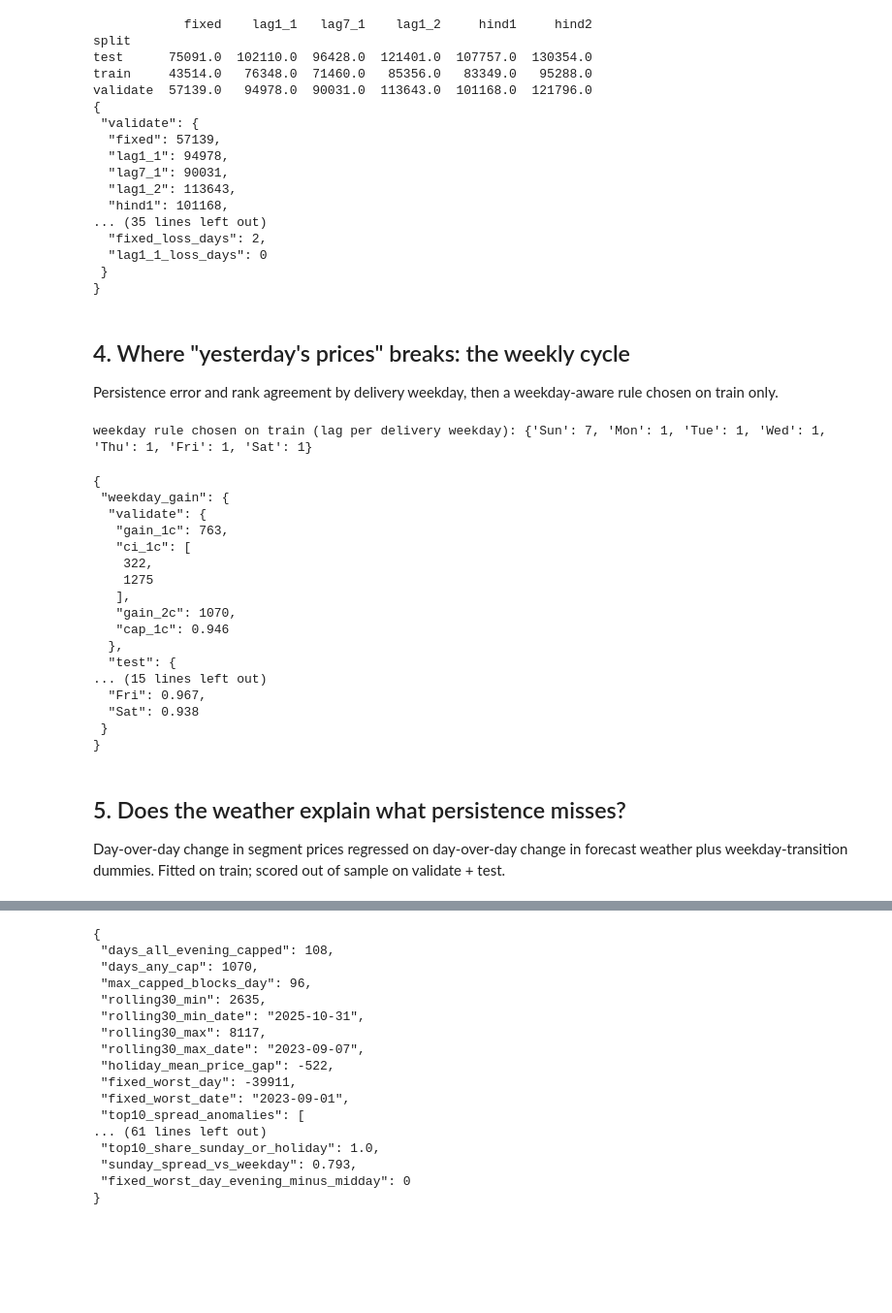
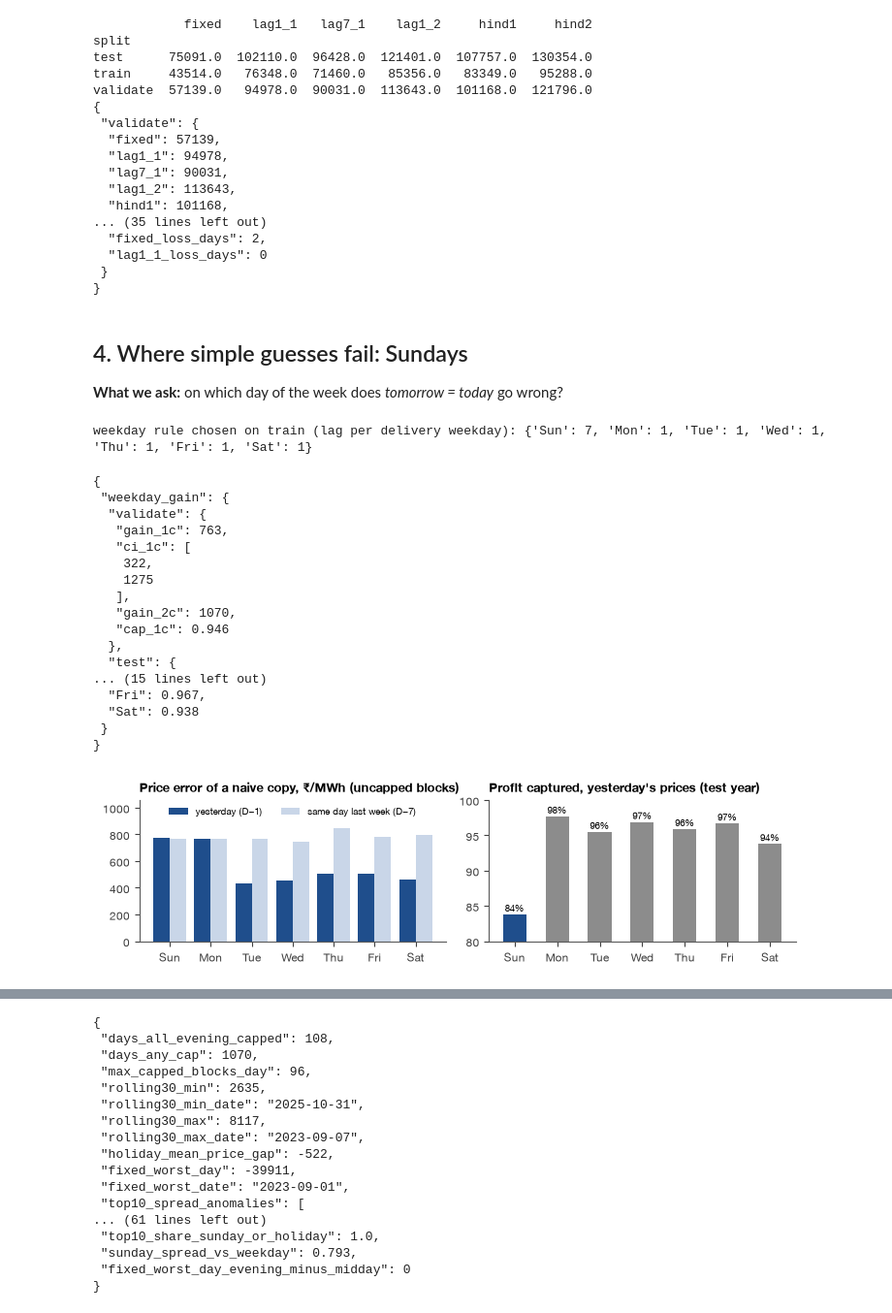
Before and after one commit to vasdevyash/data2decision-hackathon, a Jupyter notebook: notebooks/D01_M3_eda.ipynb, the cells around one changed output, grey strips where cells are left out. Shown at 97% size. Saved outputs shown, nothing was run; the diff lists cells and outputs as text; code cells hidden in the pictures; blank space fills up the shorter version.

```diff
--- a/notebooks/D01_M3_eda.ipynb
+++ b/notebooks/D01_M3_eda.ipynb
@@ -142,9 +164,10 @@ validate  57139.0   94978.0  90031.0  113643.0  101168.0  121796.0
   "lag1_1_loss_days": 0
  }
 }
-# %% [markdown]
-## 4. Where "yesterday's prices" breaks: the weekly cycle
-Persistence error and rank agreement by delivery weekday, then a weekday-aware rule chosen on train only.
+# %% [markdown]
+## 4. Where simple guesses fail: Sundays
+
+**What we ask:** on which day of the week does *tomorrow = today* go wrong?
 # %%
 DOW = ["Sun", "Mon", "Tue", "Wed", "Thu", "Fri", "Sat"]
 unc = ~CAP.values
@@ -176,35 +199,32 @@ print(json.dumps({k: M[k] for k in ["weekday_gain", "test_by_dow_lag1_capture"]}
 
 fig, axs = plt.subplots(1, 2, figsize=(7.4, 2.15))
 x = np.arange(7); g1 = pers.groupby("dow").mae1.mean(); g7 = pers.groupby("dow").mae7.mean()
 axs[0].bar(x - 0.2, g1.values, 0.4, color=ACC, label="yesterday (D−1)"); axs[0].bar(x + 0.2, g7.values, 0.4, color=LIGHT, label="same day last week (D−7)")
 axs[0].set_xticks(x); axs[0].set_xticklabels(DOW); axs[0].set_title("Price error of a naive copy, ₹/MWh (uncapped blocks)")
 axs[0].legend(frameon=False, fontsize=7, loc="upper center", ncol=2, bbox_to_anchor=(0.5, 1.02))
 axs[0].set_ylim(0, max(g1.max(), g7.max()) * 1.25)
 capd = pd.Series(M["test_by_dow_lag1_capture"]).reindex(DOW) * 100
 axs[1].bar(x, capd.values, 0.55, color=[GREY if v > 93 else ACC for v in capd.values])
 for xi, v in zip(x, capd.values): axs[1].text(xi, v + 0.4, f"{v:.0f}%", ha="center", fontsize=7)
 axs[1].set_ylim(80, 100); axs[1].set_xticks(x); axs[1].set_xticklabels(DOW); axs[1].set_title("Profit captured, yesterday's prices (test year)")
-fig.tight_layout(); fig.savefig(FIG / "m3_weekday.png", dpi=250); plt.close(fig)
+fig.tight_layout(); fig.savefig(FIG / "m3_weekday.png", dpi=250); plt.show()
 # %% [output]
 weekday rule chosen on train (lag per delivery weekday): {'Sun': 7, 'Mon': 1, 'Tue': 1, 'Wed': 1, 'Thu': 1, 'Fri': 1, 'Sat': 1}
 {
  "weekday_gain": {
   "validate": {
    "gain_1c": 763,
    "ci_1c": [
     322,
     1275
    ],
    "gain_2c": 1070,
    "cap_1c": 0.946
   },
   "test": {
 ... (15 lines left out)
   "Fri": 0.967,
   "Sat": 0.938
  }
 }
+[figure, added]
-# %% [markdown]
-## 5. Does the weather explain what persistence misses?
-Day-over-day change in segment prices regressed on day-over-day change in forecast weather plus
-weekday-transition dummies. Fitted on train; scored out of sample on validate + test.
```
Also changed, not shown: parts of 37 cells of this notebook, 3 other files.
